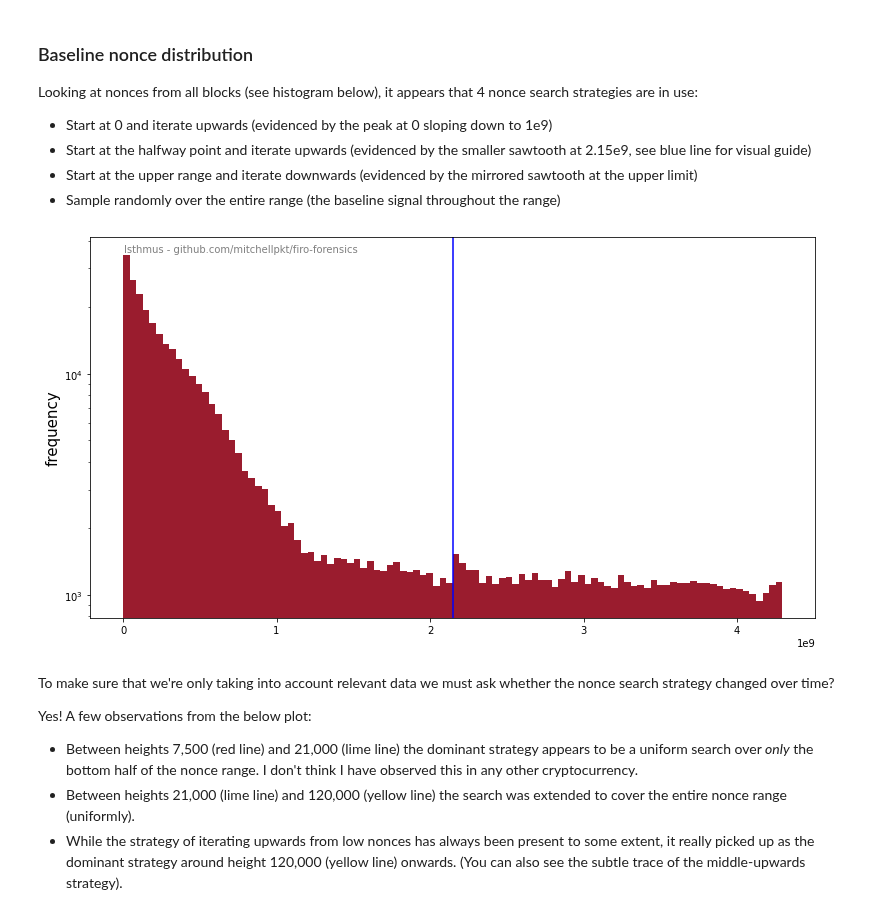
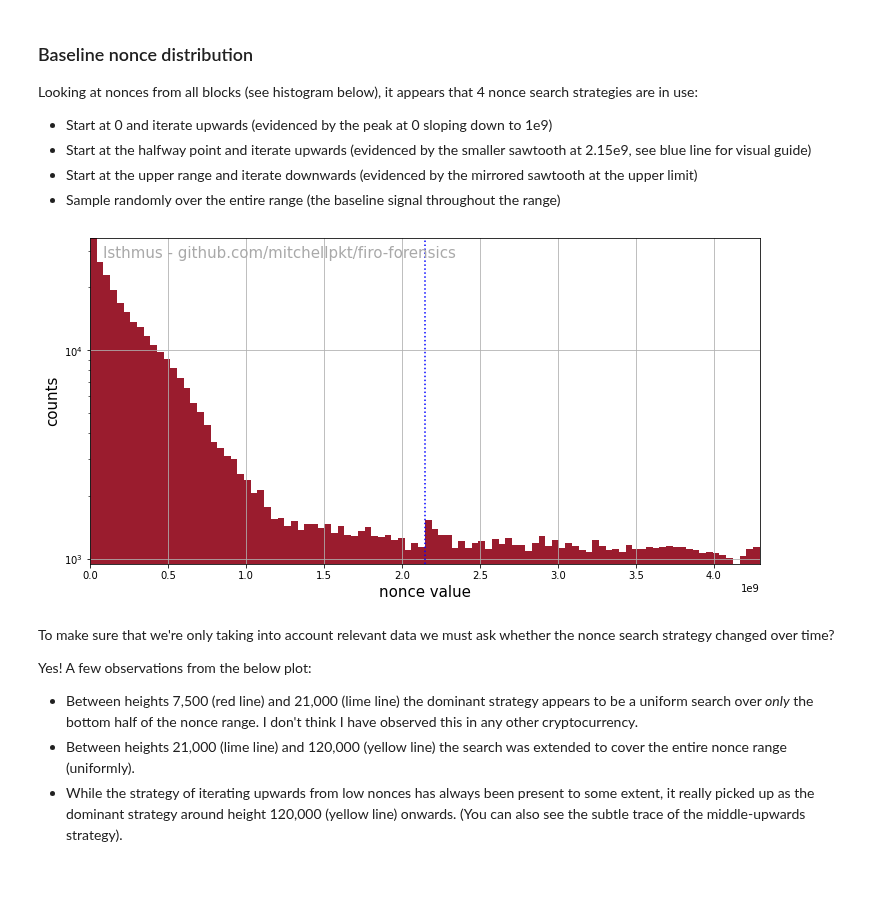
Before and after one commit to Mitchellpkt/firo-forensics, a Jupyter notebook: analysis/jupyter-python-firo-forensics.ipynb, the cells around one changed output. Cells and saved outputs as stored; diff of their text form; code cells hidden in the pictures; blank space fills up the shorter version.

Commit message:
chore: upgrade to isthmuslib v0.0.39 (WIP)

```diff
--- a/analysis/jupyter-python-firo-forensics.ipynb
+++ b/analysis/jupyter-python-firo-forensics.ipynb
@@ -38,9 +69,11 @@ Color theme
 # %%
-pd.set_option('display.max_rows', None)
-firo_red = (155 / 256, 28 / 256, 46 / 256)
-firo_red_array = np.array([firo_red])
-firo_gray = (244 / 256, 244 / 256, 244 / 256)
-watermark_text = "Isthmus - github.com/mitchellpkt/firo-forensics"
+firo_red: Tuple[float, float, float] = (155 / 256, 28 / 256, 46 / 256)
+firo_red_array: np.ndarray = np.array([firo_red])
+firo_gray: Tuple[float, float, float] = (244 / 256, 244 / 256, 244 / 256)
+watermark_text: str = "Isthmus - github.com/mitchellpkt/firo-forensics"
+style: isli.Style = isli.Style(color=firo_red, watermark_color='darkgray', watermark_text=watermark_text,
+                               watermark_fontsize=15, figsize=(12, 6), watermark_placement=(0.02, 0.94),
+                               median_linestyle='-')
 # %% [markdown]
 Disable scrolling in Jupyter notebooks
 # %%
@@ -61,3 +88,6 @@ abandoned_blocks.rename(columns=lambda x: x.strip(), inplace=True)
+# %%
+active_blocks: pd.DataFrame = pd.read_csv(pathlib.Path.cwd() / '..' / 'data' / 'firo_active_chain.csv', delimiter=';')
+abandoned_blocks: pd.DataFrame = pd.read_csv(pathlib.Path.cwd() / '..' / 'data' / 'firo_abandoned.csv', delimiter=';')
 # %% [markdown]
 Pull out attack blocks
 # %%
@@ -171,11 +200,10 @@ Looking at nonces from all blocks (see histogram below), it appears that 4 nonce
 + Start at the upper range and iterate downwards (evidenced by the mirrored sawtooth at the upper limit)
 + Sample randomly over the entire range (the baseline signal throughout the range)
 # %%
-f = isli.hist(active_blocks['nonce'], yscale='log', bins=100, color=firo_red, watermarkText=watermark_text,
-              watermarkPlacement=(0.047, 0.85))
-plt.axvline(x=max(active_blocks['nonce']) / 2, color='blue');
+f = isli.hist(active_blocks['nonce'], bins=100, style=style, xlabel='nonce value', log_axes='y')
+plt.axvline(x=max(active_blocks['nonce']) / 2, color='blue', linestyle=':');
 # %% [output]
-[figure, old version]
+[figure, new version]
 # %% [markdown]
 To make sure that we're only taking into account relevant data we must ask whether the nonce search strategy changed over time?
 
```
Also changed, not shown: parts of 47 cells of this notebook, 3 other files.
